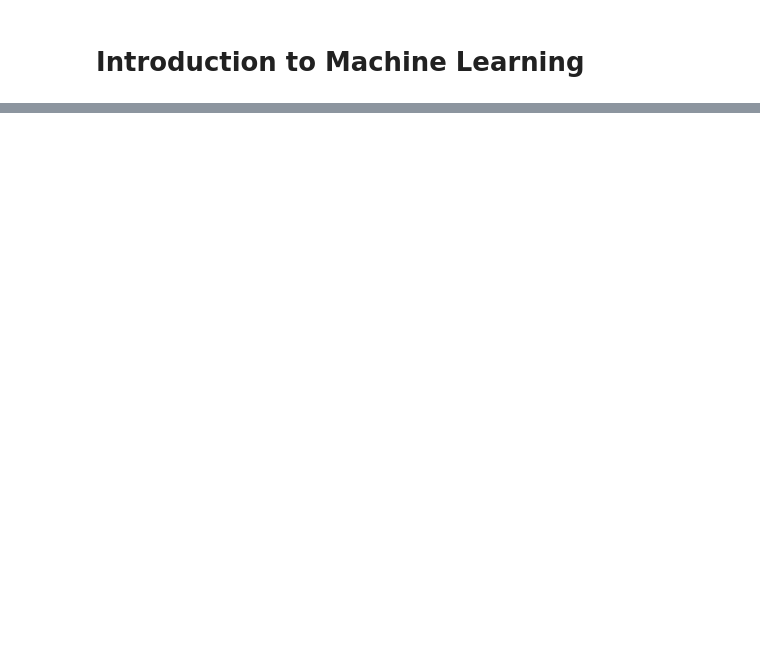
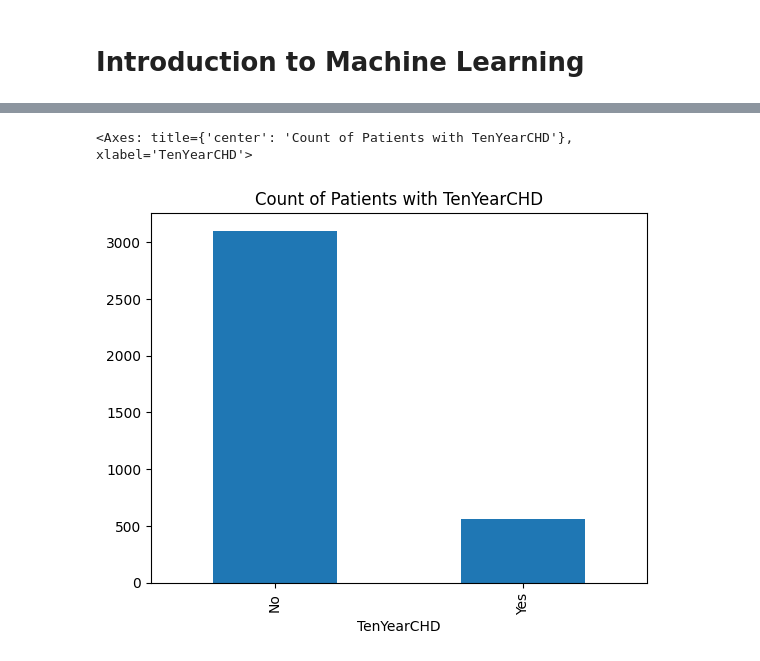
Before and after one commit to saad-sufyan-dev/python-learning-lab, a Jupyter notebook: machine_learning/day_01.ipynb, the cells around one changed output, grey strips where cells are left out. Cells and saved outputs as stored; diff of their text form; code cells hidden in the pictures; blank space fills up the shorter version.

```diff
--- a/machine_learning/day_01.ipynb
+++ b/machine_learning/day_01.ipynb
@@ -15,0 +62,2 @@ It supports a wide range of Machine Learning algorithms, including regression, c
+# %%
+data = pd.read_csv("heartdisease.csv")
@@ -15,0 +131,3 @@ It supports a wide range of Machine Learning algorithms, including regression, c
+# %%
+# Dropping the nulls
+data = data.dropna()
@@ -15,0 +169,6 @@ It supports a wide range of Machine Learning algorithms, including regression, c
+# %%
+# Right now, our data is highly imbalanced
+data["TenYearCHD"].replace({0:"No", 1:"Yes"}).value_counts().plot(kind="bar", title="Count of Patients with TenYearCHD")
+# %% [output]
+<Axes: title={'center': 'Count of Patients with TenYearCHD'}, xlabel='TenYearCHD'>
+[figure, added]
```
Also changed, not shown: parts of 19 cells of this notebook, 7 other files.
